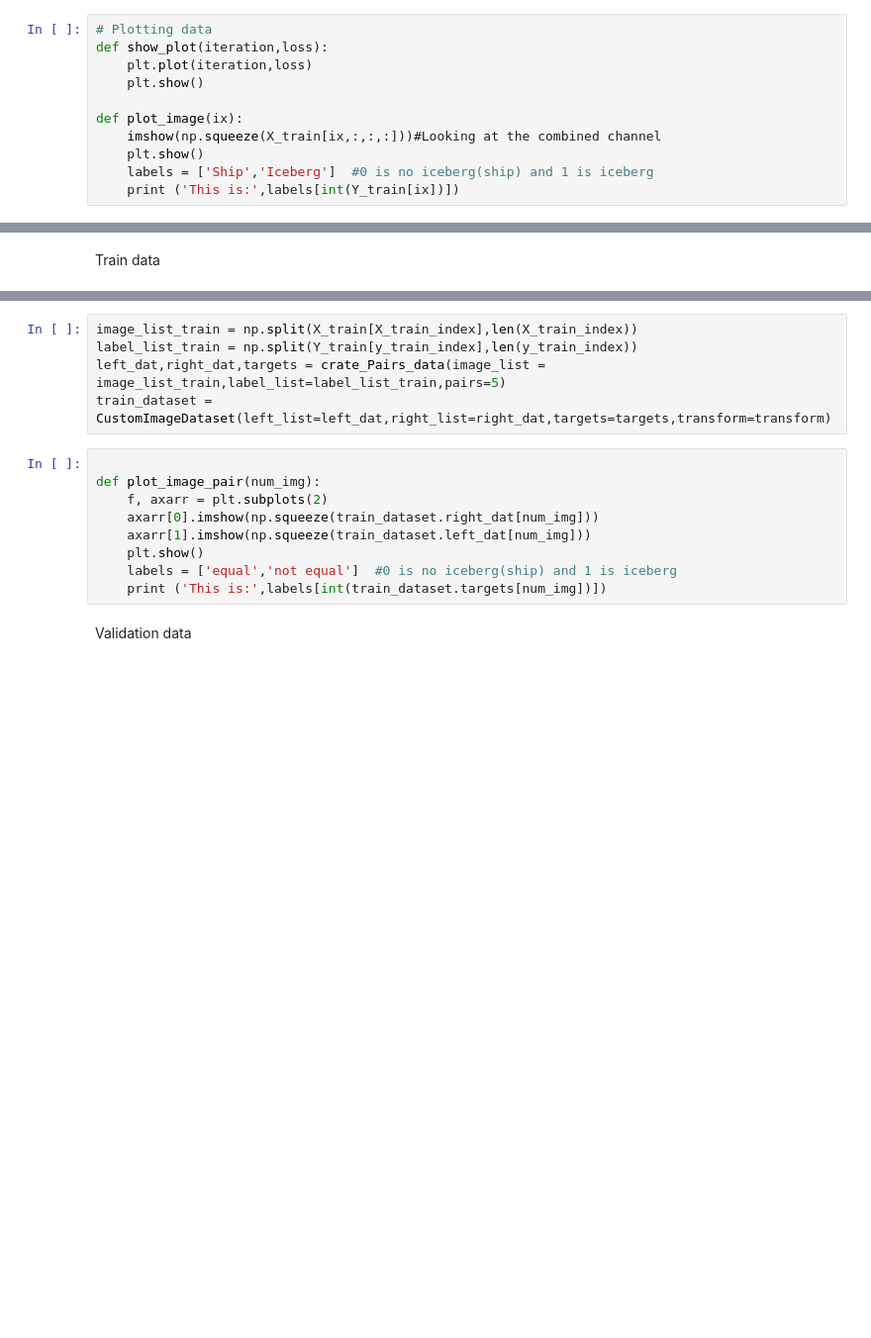
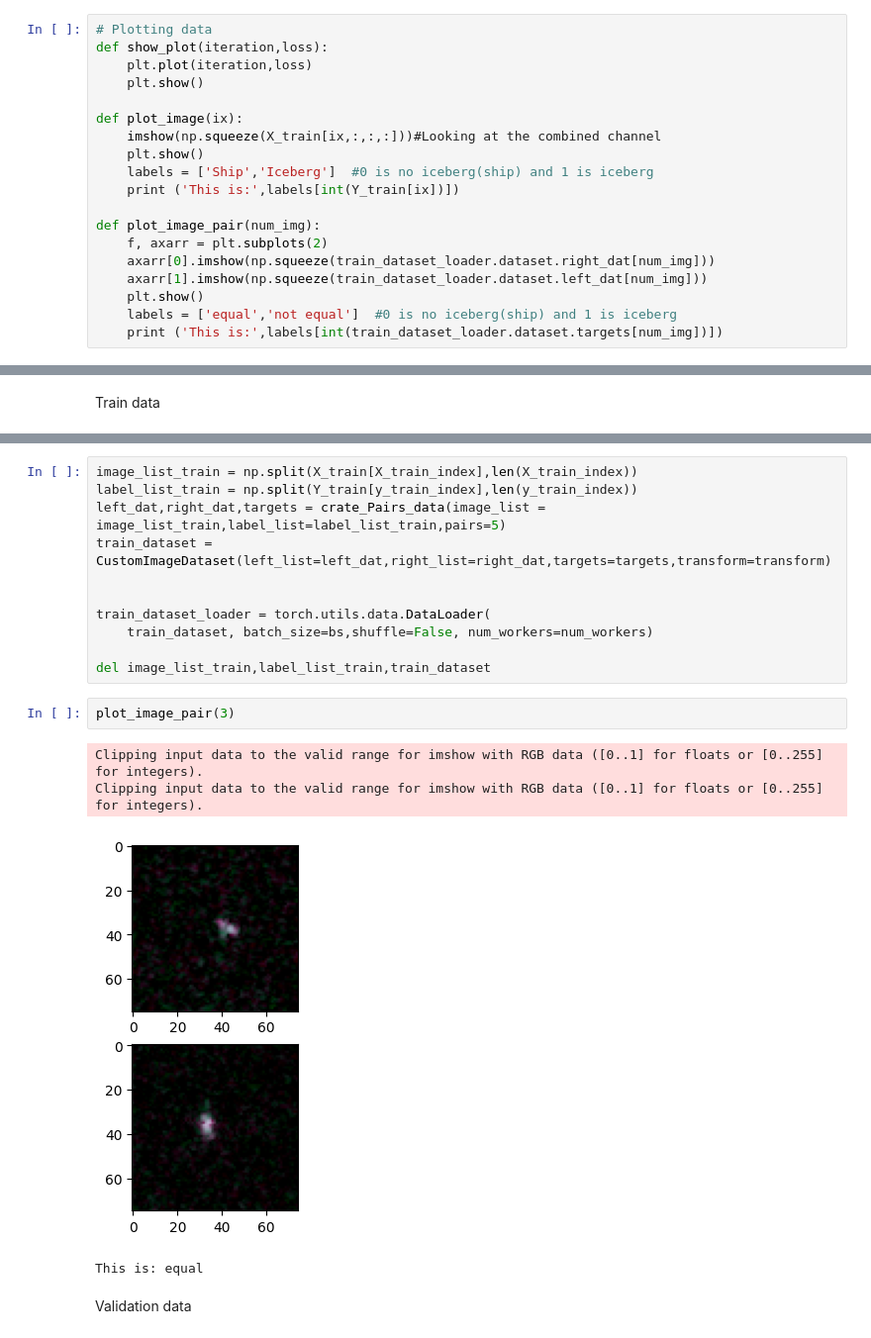
Before and after one commit to ThomBors/SiameseNetwork-for-satellite-images, a Jupyter notebook: siamese_network_project.ipynb, the cells around one changed output, grey strips where cells are left out. Shown: that part at 99% size. Drawn from its saved outputs; the diff is of its cells as text; blank space fills up the shorter version.

```diff
--- a/siamese_network_project.ipynb
+++ b/siamese_network_project.ipynb
@@ -58,3 +58,11 @@ def plot_image(ix):
     plt.show()
     labels = ['Ship','Iceberg']  #0 is no iceberg(ship) and 1 is iceberg
     print ('This is:',labels[int(Y_train[ix])])
+
+def plot_image_pair(num_img):
+    f, axarr = plt.subplots(2)
+    axarr[0].imshow(np.squeeze(train_dataset_loader.dataset.right_dat[num_img]))
+    axarr[1].imshow(np.squeeze(train_dataset_loader.dataset.left_dat[num_img]))
+    plt.show()
+    labels = ['equal','not equal']  #0 is no iceberg(ship) and 1 is iceberg
+    print ('This is:',labels[int(train_dataset_loader.dataset.targets[num_img])])
@@ -209,15 +228,19 @@ image_list_train = np.split(X_train[X_train_index],len(X_train_index))
 label_list_train = np.split(Y_train[y_train_index],len(y_train_index))
 left_dat,right_dat,targets = crate_Pairs_data(image_list = image_list_train,label_list=label_list_train,pairs=5)
 train_dataset = CustomImageDataset(left_list=left_dat,right_list=right_dat,targets=targets,transform=transform)
+
+
+train_dataset_loader = torch.utils.data.DataLoader(
+    train_dataset, batch_size=bs,shuffle=False, num_workers=num_workers)
+
+del image_list_train,label_list_train,train_dataset
-# %%
-
-def plot_image_pair(num_img):
-    f, axarr = plt.subplots(2)
-    axarr[0].imshow(np.squeeze(train_dataset.right_dat[num_img]))
-    axarr[1].imshow(np.squeeze(train_dataset.left_dat[num_img]))
-    plt.show()
-    labels = ['equal','not equal']  #0 is no iceberg(ship) and 1 is iceberg
-    print ('This is:',labels[int(train_dataset.targets[num_img])])
+# %%
+plot_image_pair(3)
+# %% [output]
+Clipping input data to the valid range for imshow with RGB data ([0..1] for floats or [0..255] for integers).
+Clipping input data to the valid range for imshow with RGB data ([0..1] for floats or [0..255] for integers).
+[figure, added]
+This is: equal
 # %% [markdown]
 Validation data
 # %%
```
Also changed, not shown: parts of 25 cells of this notebook, 8 other files.
